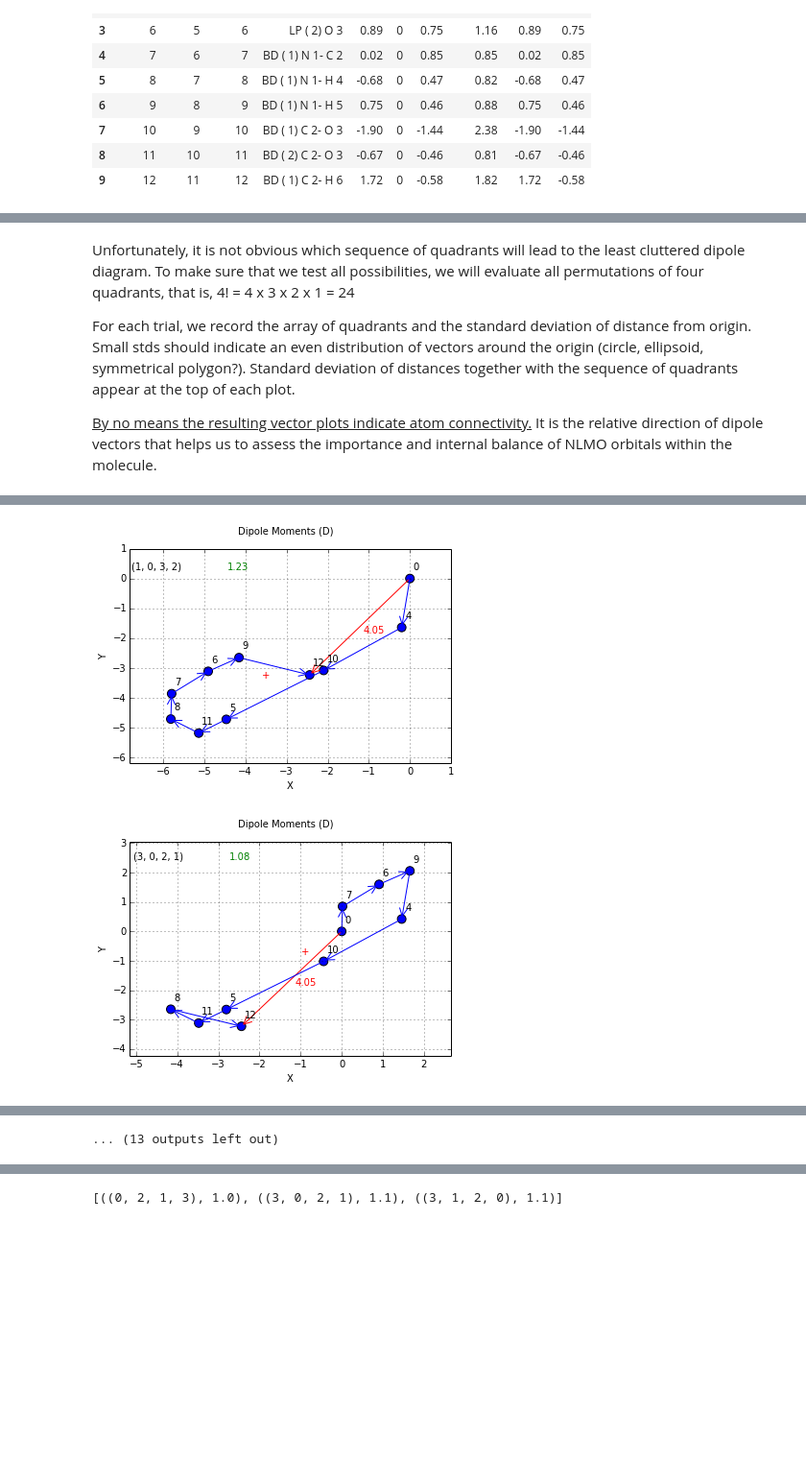
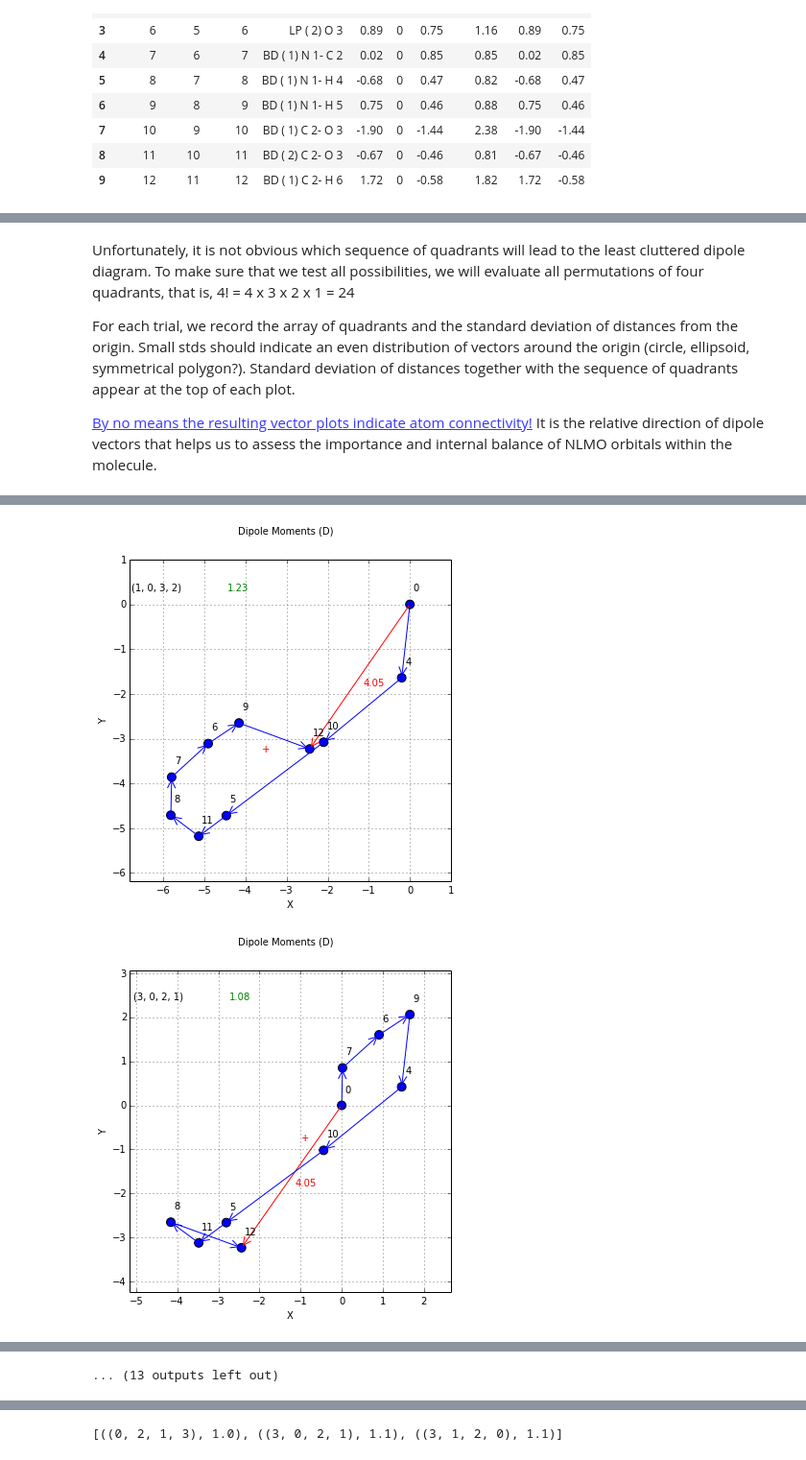
Before and after one commit to marpat/blog, a Jupyter notebook: Dipoles_quad_all.ipynb, the cells around one changed output, grey strips where cells are left out. Shown: that part at 96% size. Cells and saved outputs as stored; diff of their text form; code cells hidden in the pictures; blank space fills up the shorter version.

```diff
--- a/Dipoles_quad_all.ipynb
+++ b/Dipoles_quad_all.ipynb
@@ -35,5 +36,10 @@ import matplotlib.pyplot as plt
 from matplotlib.patches import FancyArrowPatch
 from pylab import *
 %matplotlib inline
-pd.set_option("max_columns", 60)
+# Pandas options
+pd.set_option('display.max_columns', 14)
+pd.set_option('display.line_width', 300)
+#pd.set_option('display.mpl_style', 'default')  # enable for nicer plots
+rcParams['figure.figsize'] = (6, 6)
+pd.set_option("max_columns", 14)
 # %%
@@ -229,7 +241,7 @@ def slope(a, b):
 # %% [markdown]
 Unfortunately, it is not obvious which sequence of quadrants will lead to the least cluttered dipole diagram. To make sure that we test all possibilities, we will evaluate all permutations of four quadrants, that is, 4! = 4 x 3 x 2 x 1  = 24
 
-For each trial, we record the array of quadrants and the standard deviation of distance from origin. Small stds should indicate an even distribution of vectors around the origin (circle, ellipsoid, symmetrical polygon?). Standard deviation of distances together with the sequence of quadrants appear at the top of each plot.
+For each trial, we record the array of quadrants and the standard deviation of distances from the origin. Small stds should indicate an even distribution of vectors around the origin (circle, ellipsoid, symmetrical polygon?). Standard deviation of distances together with the sequence of quadrants appear at the top of each plot.
 
-<span> <u>By no means the resulting vector plots indicate atom connectivity.</u></span> It is the relative direction of dipole vectors that helps us to assess the importance and internal balance of NLMO orbitals within the molecule.
+<span style="color:rgba(0,0,255,0.8)"> <u>By no means the resulting vector plots indicate atom connectivity!</u></span> It is the relative direction of dipole vectors that helps us to assess the importance and internal balance of NLMO orbitals within the molecule.
 # %%
@@ -249,7 +261,8 @@ for i in range(len(permlist)):
     # Apply function to the table values in each row
     df21 = df2
     df21["xyRank"] = df2.apply(
-        lambda row: xyrank(row['newX'], row['newY'], permlist[i][0], permlist[i][1], permlist[i][2], permlist[i][3]),
+        lambda row: xyrank(row['newX'], row['newY'], permlist[i][0],
+                           permlist[i][1], permlist[i][2], permlist[i][3]),
         axis=1)
 
     # Apply function to table values in a row
@@ -289,7 +302,8 @@ for i in range(len(permlist)):
     diststd = distXY.std()
     captarr.append(round(diststd, 1))
     captperm.append(permlist[i])
-    print "++++++++++ Rank list is : ", permlist[i], "; std of distances is:", round(diststd, 2)
+    print "++++++++++ Rank list is : ", permlist[i], "; \
+                std of distances is:", round(diststd, 2)
 
     # Plot
     plt.figure()  # To generate multiple distinct plots.
@@ -313,10 +327,12 @@ for i in range(len(permlist)):
     for j, txt in enumerate(df3['NLMO']):
         plt.annotate(txt, (x[j] + 0.1, y[j] + 0.3))
     ax = gca()
-    ax.add_patch(FancyArrowPatch((0, 0), (lastX, lastY), arrowstyle='->', mutation_scale=20, color='red'))
+    ax.add_patch(FancyArrowPatch((0, 0), (lastX, lastY), arrowstyle='->', \
+                                 mutation_scale=20, color='red'))
     for k in range(1, len(x)):
         ax.add_patch(
-            FancyArrowPatch((x[k], y[k]), (x[k - 1], y[k - 1]), arrowstyle='<-', mutation_scale=20, color='blue'))
+            FancyArrowPatch((x[k], y[k]), (x[k - 1], y[k - 1]), arrowstyle='<-', \
+                            mutation_scale=20, color='blue'))
 
     plt.annotate(total_dipole,
                  xy=(lastX / 2 * 0.9, lastY / 2 * 1.1),
@@ -343,9 +359,7 @@ for i in range(len(permlist)):
                  textcoords='offset points')
 
     # plt.show()
-
-    pic = basename + "_" + str(permlist[i]) + '.png'  # xyRank[0] just example of variable filename
-#    plt.savefig(pic, ext='png', format='png', dpi=100)
+    pic = basename + "_" + str(permlist[i]) + '.png'
     try:
         plt.savefig(pic, ext='png', format='png', dpi=100)
     except IOError:
@@ -371,2 +385,2 @@ for i in range(len(permlist)):
-[figure, old version]
+[figure, new version]
-[figure, old version]
+[figure, new version]
```
Also changed, not shown: parts of 18 cells of this notebook, 6 other files.
